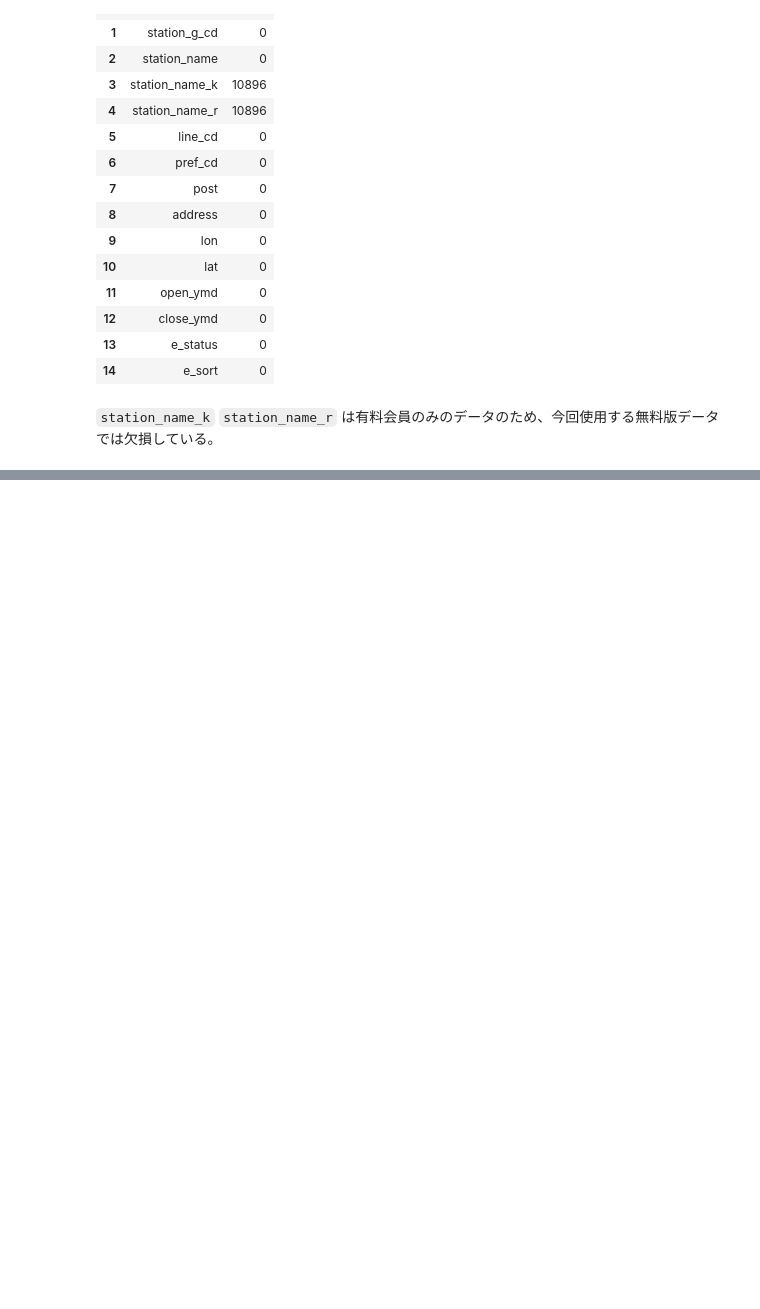
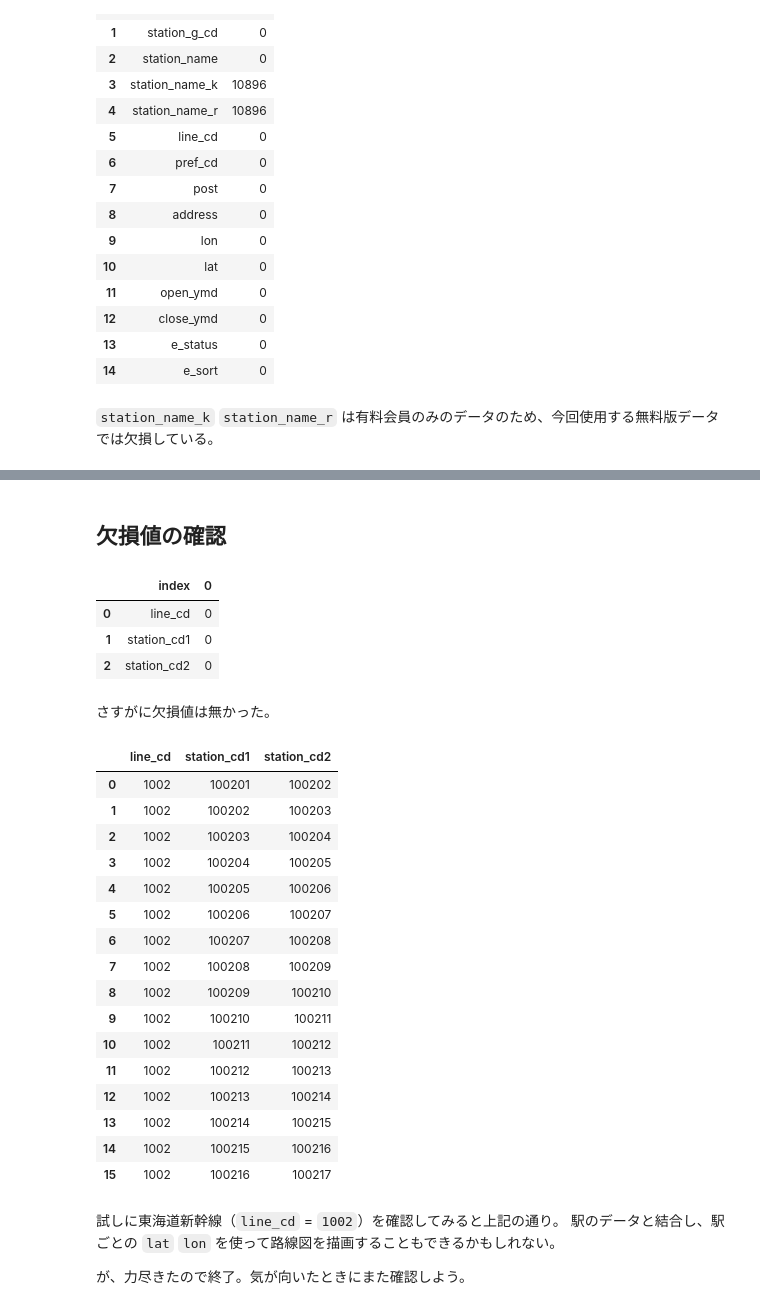
Before and after one commit to hrkenz/jupyter-notebook, a Jupyter notebook: ekidata.ipynb, the cells around one changed output, grey strips where cells are left out. Cells and saved outputs as stored; diff of their text form; code cells hidden in the pictures; blank space fills up the shorter version.

```diff
--- a/ekidata.ipynb
+++ b/ekidata.ipynb
@@ -452,0 +444,36 @@ df_join.isna().sum().reset_index()
+# %% [markdown]
+## 欠損値の確認
+# %%
+df_join.isna().sum().reset_index()
+# %% [output]
+|  | index | 0 |
+| 0 | line_cd | 0 |
+| 1 | station_cd1 | 0 |
+| 2 | station_cd2 | 0 |
+# %% [markdown]
+さすがに欠損値は無かった。
+# %%
+df_join[df_join.line_cd == 1002]
+# %% [output]
+|  | line_cd | station_cd1 | station_cd2 |
+| 0 | 1002 | 100201 | 100202 |
+| 1 | 1002 | 100202 | 100203 |
+| 2 | 1002 | 100203 | 100204 |
+| 3 | 1002 | 100204 | 100205 |
+| 4 | 1002 | 100205 | 100206 |
+| 5 | 1002 | 100206 | 100207 |
+| 6 | 1002 | 100207 | 100208 |
+| 7 | 1002 | 100208 | 100209 |
+| 8 | 1002 | 100209 | 100210 |
+| 9 | 1002 | 100210 | 100211 |
+| 10 | 1002 | 100211 | 100212 |
+| 11 | 1002 | 100212 | 100213 |
+| 12 | 1002 | 100213 | 100214 |
+| 13 | 1002 | 100214 | 100215 |
+| 14 | 1002 | 100215 | 100216 |
+| 15 | 1002 | 100216 | 100217 |
+# %% [markdown]
+試しに東海道新幹線（`line_cd` = `1002`）を確認してみると上記の通り。
+駅のデータと結合し、駅ごとの `lat` `lon` を使って路線図を描画することもできるかもしれない。
+
+が、力尽きたので終了。気が向いたときにまた確認しよう。
```
Also changed, not shown: parts of 28 cells of this notebook.
